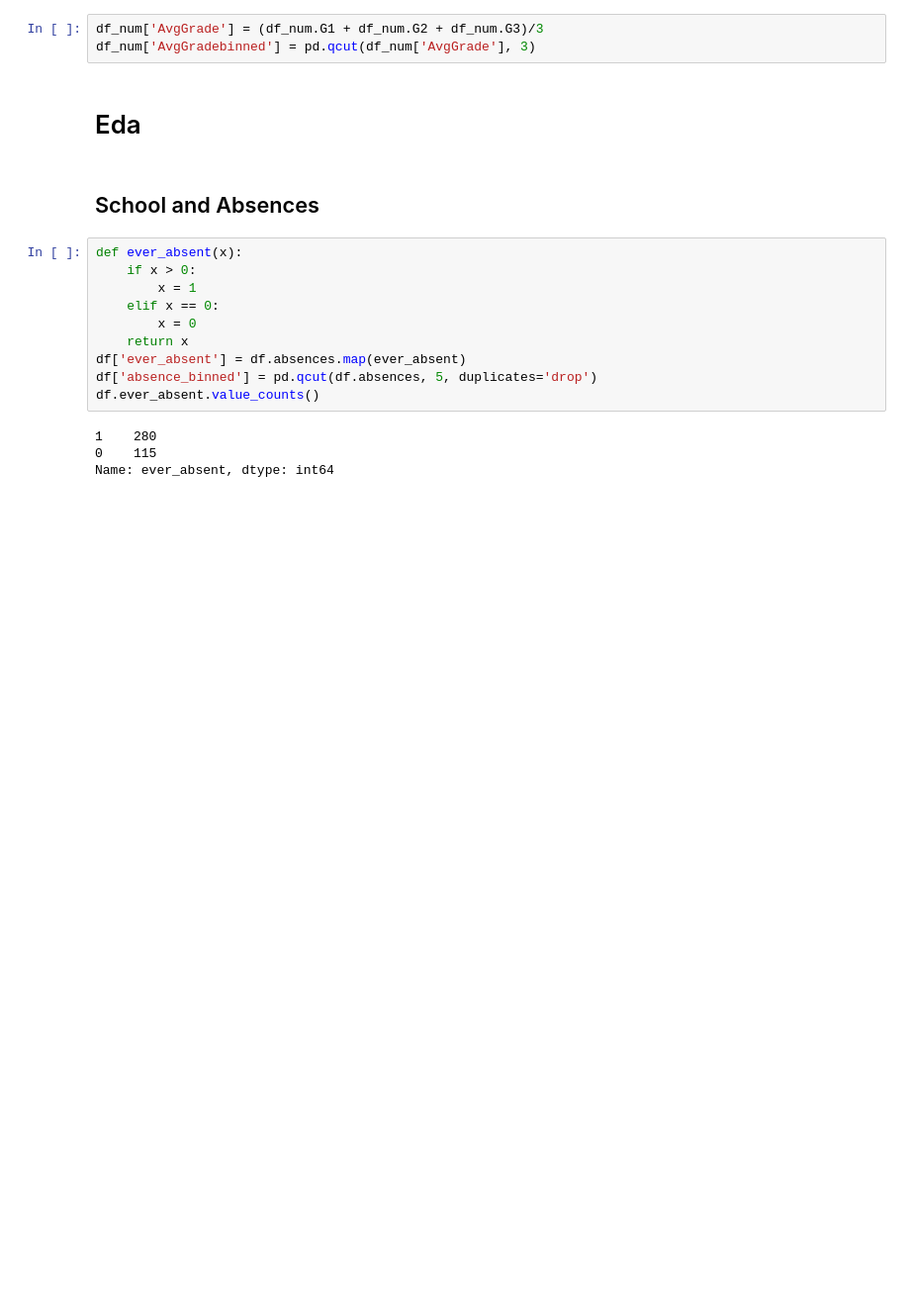
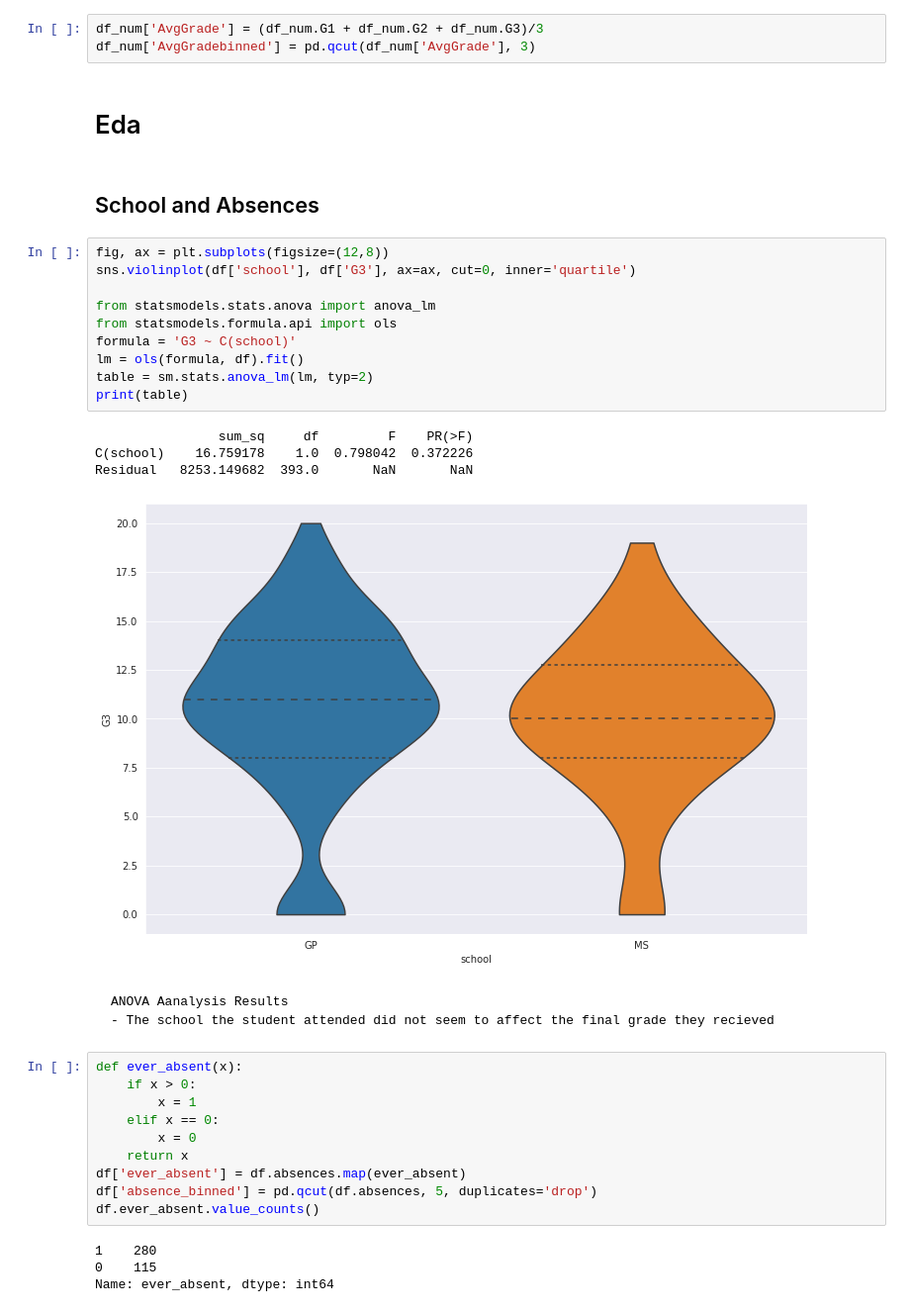
Before and after one commit to CamLadd/math_student_regression, a Jupyter notebook: math_grade_regression.ipynb, the cells around one changed output. Shown at 99% size. Cells and saved outputs as stored; diff of their text form; blank space fills up the shorter version.

```diff
--- a/math_grade_regression.ipynb
+++ b/math_grade_regression.ipynb
@@ -49,6 +49,24 @@ df_num['AvgGradebinned'] = pd.qcut(df_num['AvgGrade'], 3)
 # Eda
 # %% [markdown]
 ## School and Absences
+# %%
+fig, ax = plt.subplots(figsize=(12,8))
+sns.violinplot(df['school'], df['G3'], ax=ax, cut=0, inner='quartile')
+
+from statsmodels.stats.anova import anova_lm
+from statsmodels.formula.api import ols
+formula = 'G3 ~ C(school)'
+lm = ols(formula, df).fit()
+table = sm.stats.anova_lm(lm, typ=2)
+print(table)
+# %% [output]
+                sum_sq     df         F    PR(>F)
+C(school)    16.759178    1.0  0.798042  0.372226
+Residual   8253.149682  393.0       NaN       NaN
+[figure, added]
+# %% [markdown]
+    ANOVA Aanalysis Results
+    - The school the student attended did not seem to affect the final grade they recieved
 # %%
 def ever_absent(x):
     if x > 0:
```
Also changed, not shown: parts of 20 cells of this notebook.
